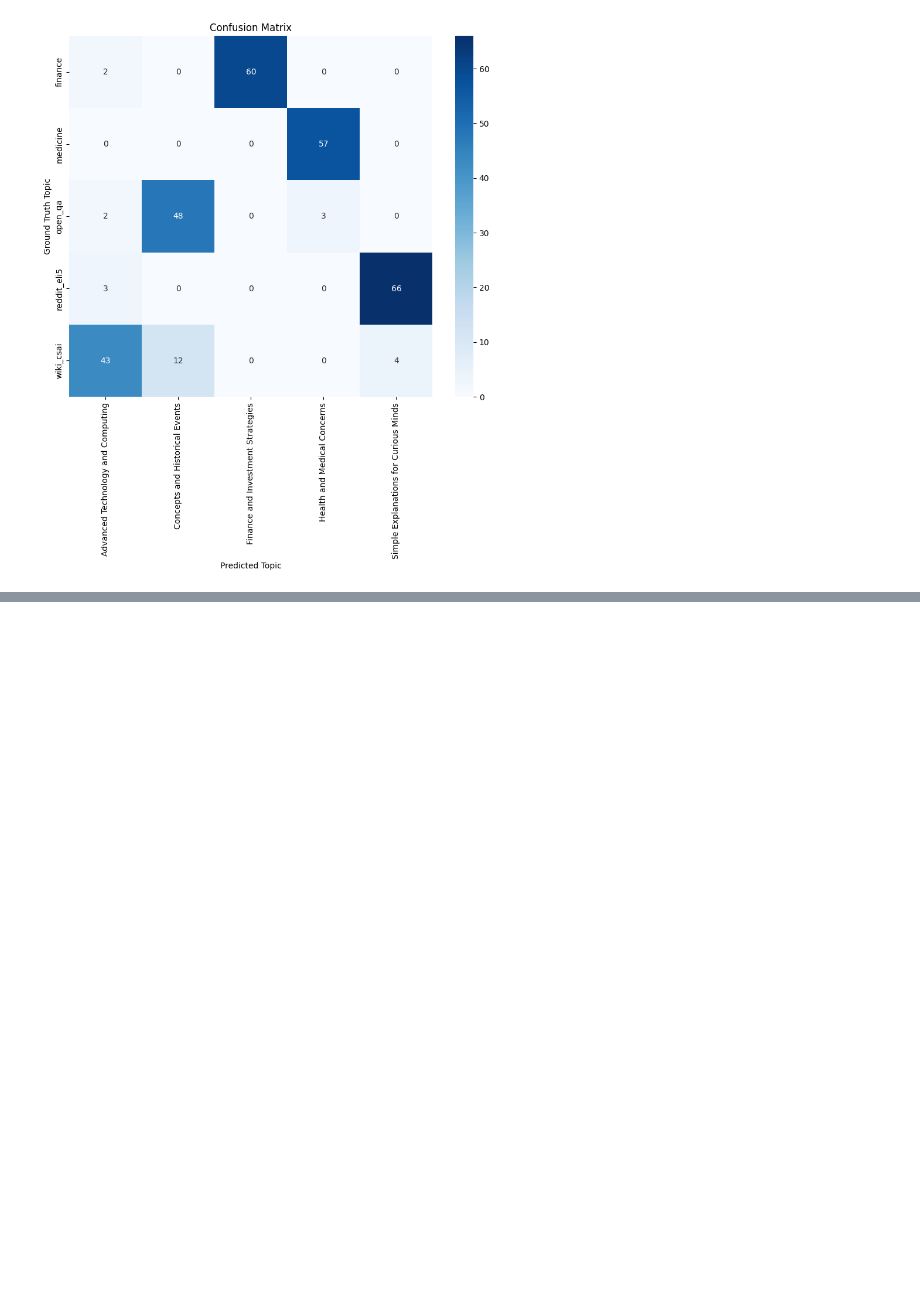
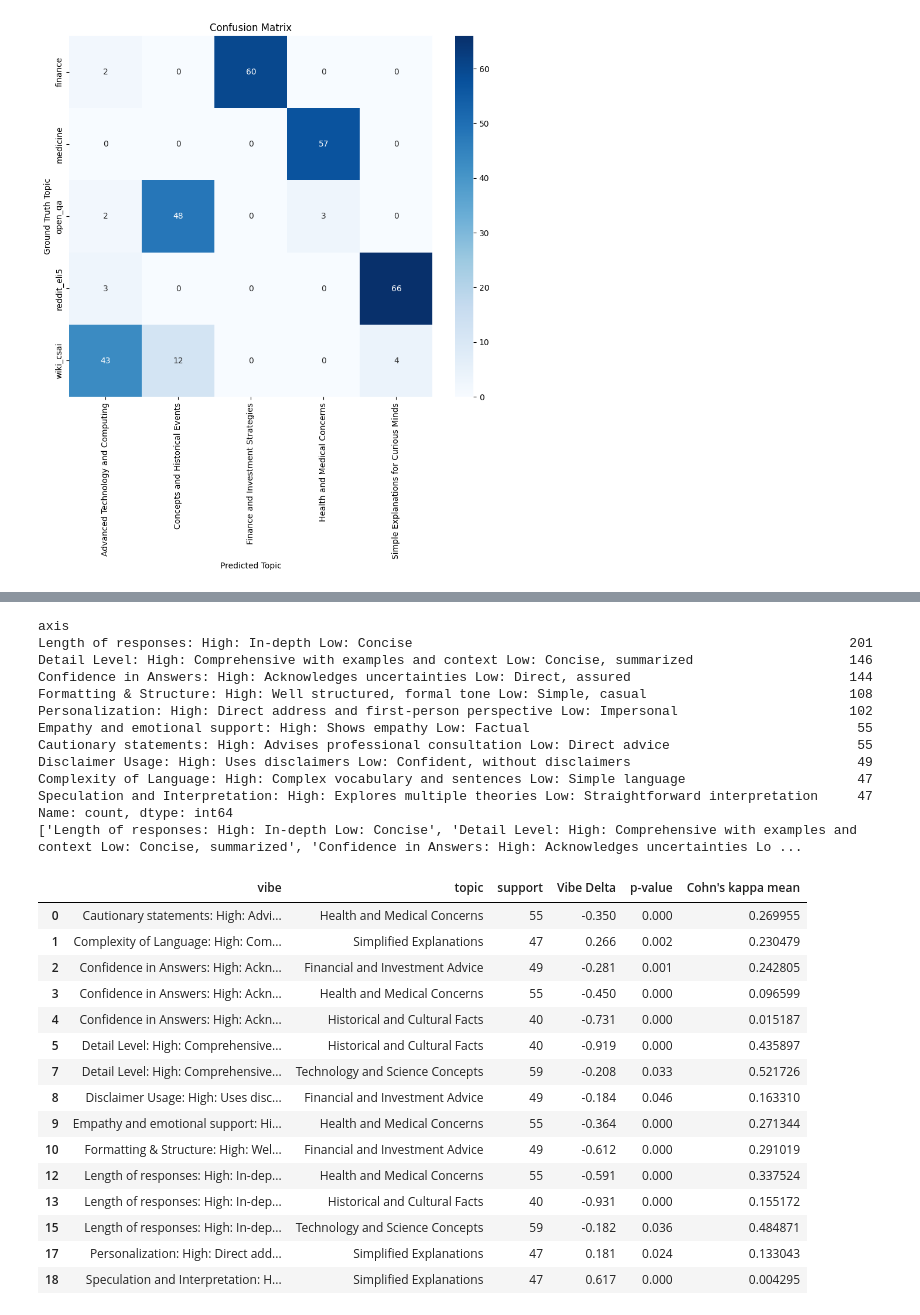
Before and after one commit to lisadunlap/Model-Book-Report, a Jupyter notebook: notebooks/playground.ipynb, the cells around one changed output, grey strips where cells are left out. Saved outputs shown, nothing was run; the diff lists cells and outputs as text; code cells hidden in the pictures; blank space fills up the shorter version.

```diff
--- a/notebooks/playground.ipynb
+++ b/notebooks/playground.ipynb
@@ -303,0 +157,36 @@ summary_metrics
+# %%
+results_dir = "pipeline_results/multisource_testing_train/relative_ranker/LLMProposerMultiModel-ClusterSampler_5-RelativeRanker"
+tag = "human_answers-chatgpt_answers_k3_seed42"
+results, axis_to_topic, topic_to_example, topic_centroids = load_experiment(results_dir, tag)
+metrics = display_metrics("pipeline_results/multisource_testing_train/relative_ranker/LLMProposerMultiModel-ClusterSampler_5-RelativeRanker/human_answers-chatgpt_answers_k3_seed42-eval-metrics.json")
+metrics[metrics["p-value"] <= 0.05]
+# %% [output]
+axis
+Length of responses: High: In-depth Low: Concise                                                        201
+Detail Level: High: Comprehensive with examples and context Low: Concise, summarized                    146
+Confidence in Answers: High: Acknowledges uncertainties Low: Direct, assured                            144
+Formatting & Structure: High: Well structured, formal tone Low: Simple, casual                          108
+Personalization: High: Direct address and first-person perspective Low: Impersonal                      102
+Empathy and emotional support: High: Shows empathy Low: Factual                                          55
+Cautionary statements: High: Advises professional consultation Low: Direct advice                        55
+Disclaimer Usage: High: Uses disclaimers Low: Confident, without disclaimers                             49
+Complexity of Language: High: Complex vocabulary and sentences Low: Simple language                      47
+Speculation and Interpretation: High: Explores multiple theories Low: Straightforward interpretation     47
+Name: count, dtype: int64
+['Length of responses: High: In-depth Low: Concise', 'Detail Level: High: Comprehensive with examples and context Low: Concise, summarized', 'Confidence in Answers: High: Acknowledges uncertainties Lo ...
+|  | vibe | topic | support | Vibe Delta | p-value | Cohn's kappa mean |
+| 0 | Cautionary statements: High: Advi... | Health and Medical Concerns | 55 | -0.350 | 0.000 | 0.269955 |
+| 1 | Complexity of Language: High: Com... | Simplified Explanations | 47 | 0.266 | 0.002 | 0.230479 |
+| 2 | Confidence in Answers: High: Ackn... | Financial and Investment Advice | 49 | -0.281 | 0.001 | 0.242805 |
+| 3 | Confidence in Answers: High: Ackn... | Health and Medical Concerns | 55 | -0.450 | 0.000 | 0.096599 |
+| 4 | Confidence in Answers: High: Ackn... | Historical and Cultural Facts | 40 | -0.731 | 0.000 | 0.015187 |
+| 5 | Detail Level: High: Comprehensive... | Historical and Cultural Facts | 40 | -0.919 | 0.000 | 0.435897 |
+| 7 | Detail Level: High: Comprehensive... | Technology and Science Concepts | 59 | -0.208 | 0.033 | 0.521726 |
+| 8 | Disclaimer Usage: High: Uses disc... | Financial and Investment Advice | 49 | -0.184 | 0.046 | 0.163310 |
+| 9 | Empathy and emotional support: Hi... | Health and Medical Concerns | 55 | -0.364 | 0.000 | 0.271344 |
+| 10 | Formatting & Structure: High: Wel... | Financial and Investment Advice | 49 | -0.612 | 0.000 | 0.291019 |
+| 12 | Length of responses: High: In-dep... | Health and Medical Concerns | 55 | -0.591 | 0.000 | 0.337524 |
+| 13 | Length of responses: High: In-dep... | Historical and Cultural Facts | 40 | -0.931 | 0.000 | 0.155172 |
+| 15 | Length of responses: High: In-dep... | Technology and Science Concepts | 59 | -0.182 | 0.036 | 0.484871 |
+| 17 | Personalization: High: Direct add... | Simplified Explanations | 47 | 0.181 | 0.024 | 0.133043 |
+| 18 | Speculation and Interpretation: H... | Simplified Explanations | 47 | 0.617 | 0.000 | 0.004295 |
```
Also changed, not shown: parts of 19 cells of this notebook, 29 other files.
